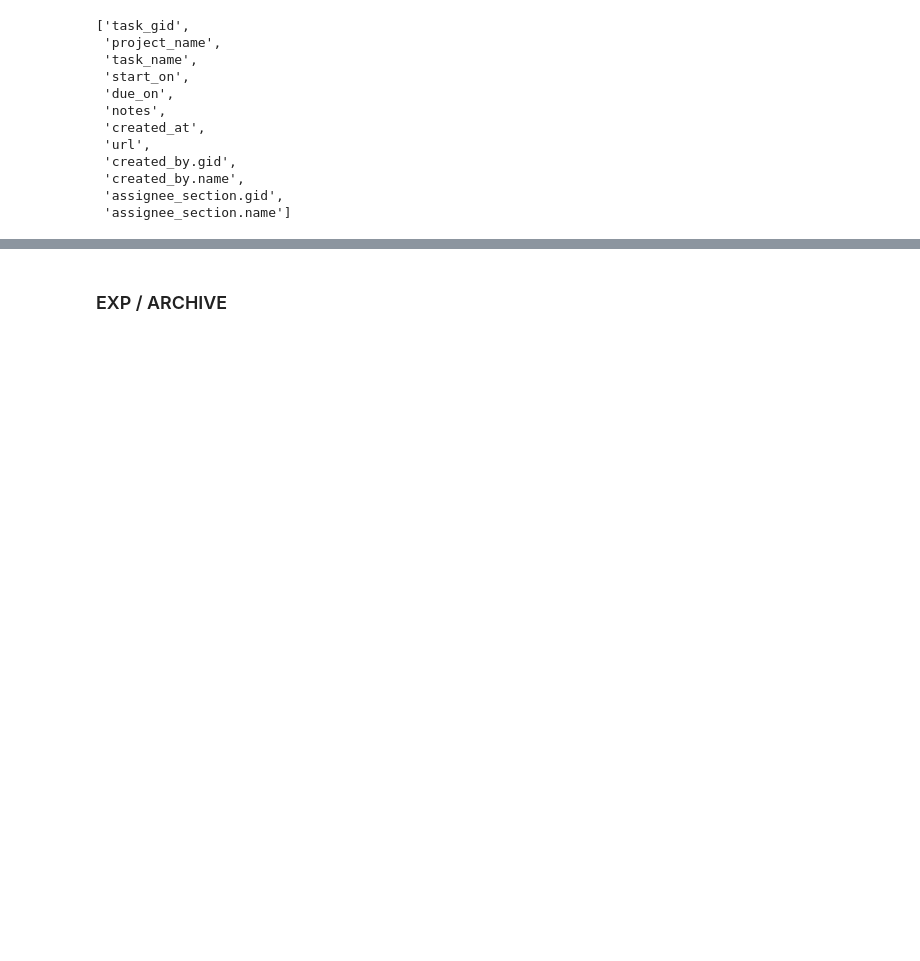
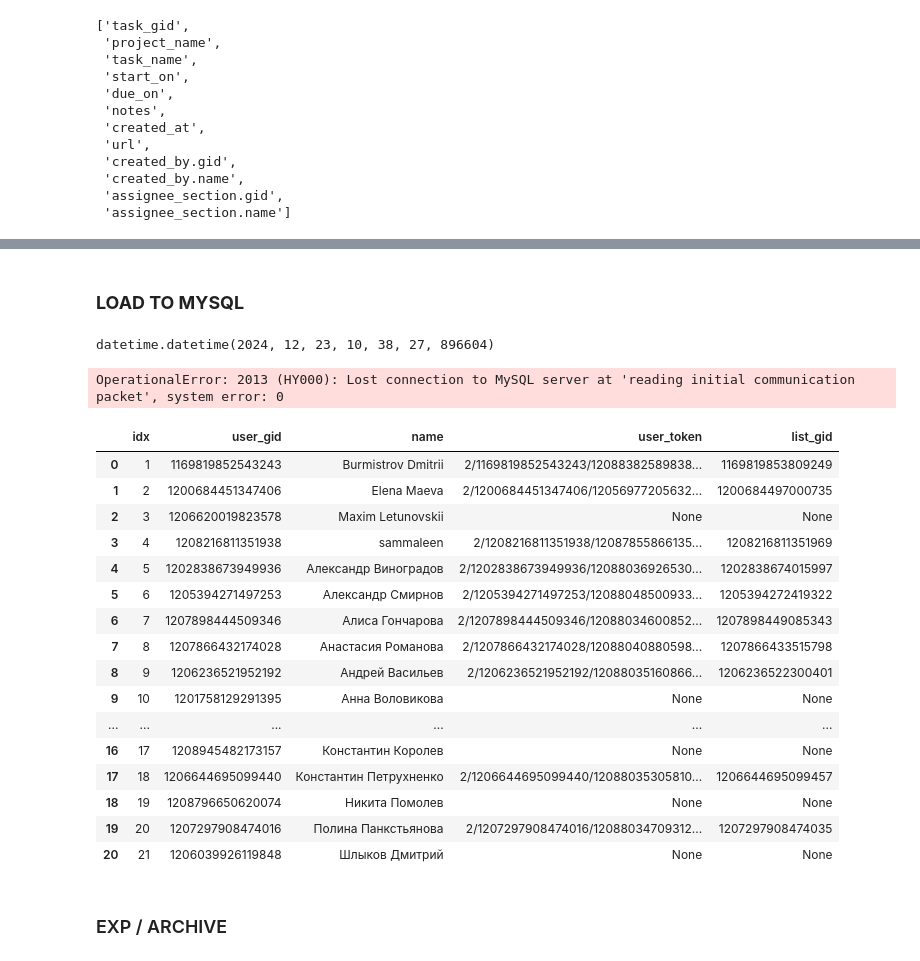
Before and after one commit to sammaleen/arska-asana-bot, a Jupyter notebook: asana_bot.ipynb, the cells around one changed output, grey strips where cells are left out. Drawn from its saved outputs; the diff is of its cells as text; code cells hidden in the pictures; blank space fills up the shorter version.

```diff
--- a/asana_bot.ipynb
+++ b/asana_bot.ipynb
@@ -442,3 +395,75 @@ my_tasks_dict[users_df_upd[users_df_upd['name'] == 'Elena Maeva']['user_gid'].va
+# %% [markdown]
+### **LOAD TO MYSQL**
+# %%
+datetime.now()
+# %% [output]
+datetime.datetime(2024, 12, 23, 10, 38, 27, 896604)
+# %%
+current_date = datetime.now()
+date_extracted = current_date.strftime("%Y-%m-%d")
+time_extracted =
+
+conn = mysql.connector.connect(user = db_user,
+                               password = db_pass,
+                               host = db_host,
+                               database = database)
+cursor = conn.cursor()
+
+for user_gid, tasks_df in my_tasks_dict.items():
+
+    user_name = users_df_upd[users_df_upd['user_gid'] == user_gid]['name'].values[0]
+
+    for _, row in tasks_df.iterrows():
+
+        cursor.execute("""
+            INSERT INTO tasks (
+                user_gid, task_gid, project_name, task_name, start_on, due_on, notes,
+                created_at, url, created_by_gid, created_by_name, assignee_section_gid,
+                assignee_section_name, data, date_extracted
+            )
+            VALUES (%s, %s, %s, %s, %s, %s, %s, %s, %s, %s, %s, %s, %s, %s, %s)
+        """, (
+            user_gid,
+            row['task_gid'],
+            row['project_name'],
+            row['task_name'],
+            row['start_on'],
+            row['due_on'],
+            row['notes'],
+            row['created_at'],
+            row['url'],
+            row['created_by.gid'],
+            row['created_by.name'],
+            row['assignee_section.gid'],
+            row['assignee_section.name'],
+            date_extracted
+        ))
+
+conn.commit()
+cursor.close()
+conn.close()
+# %% [output]
+OperationalError: 2013 (HY000): Lost connection to MySQL server at 'reading initial communication packet', system error: 0
+# %%
+users_df_upd
+# %% [output]
+|  | idx | user_gid | name | user_token | list_gid |
+| 0 | 1 | 1169819852543243 | Burmistrov Dmitrii | 2/1169819852543243/12088382589838... | 1169819853809249 |
+| 1 | 2 | 1200684451347406 | Elena Maeva | 2/1200684451347406/12056977205632... | 1200684497000735 |
+| 2 | 3 | 1206620019823578 | Maxim Letunovskii | None | None |
+| 3 | 4 | 1208216811351938 | sammaleen | 2/1208216811351938/12087855866135... | 1208216811351969 |
+| 4 | 5 | 1202838673949936 | Александр Виноградов | 2/1202838673949936/12088036926530... | 1202838674015997 |
+| 5 | 6 | 1205394271497253 | Александр Смирнов | 2/1205394271497253/12088048500933... | 1205394272419322 |
+| 6 | 7 | 1207898444509346 | Алиса Гончарова | 2/1207898444509346/12088034600852... | 1207898449085343 |
+| 7 | 8 | 1207866432174028 | Анастасия Романова | 2/1207866432174028/12088040880598... | 1207866433515798 |
+| 8 | 9 | 1206236521952192 | Андрей Васильев | 2/1206236521952192/12088035160866... | 1206236522300401 |
+| 9 | 10 | 1201758129291395 | Анна Воловикова | None | None |
+| ... | ... | ... | ... | ... | ... |
+| 16 | 17 | 1208945482173157 | Константин Королев | None | None |
+| 17 | 18 | 1206644695099440 | Константин Петрухненко | 2/1206644695099440/12088035305810... | 1206644695099457 |
+| 18 | 19 | 1208796650620074 | Никита Помолев | None | None |
+| 19 | 20 | 1207297908474016 | Полина Панкстьянова | 2/1207297908474016/12088034709312... | 1207297908474035 |
+| 20 | 21 | 1206039926119848 | Шлыков Дмитрий | None | None |
 # %% [markdown]
 ### EXP / ARCHIVE
 # %% [raw]
```
Also changed, not shown: parts of 15 cells of this notebook, 9 other files.
